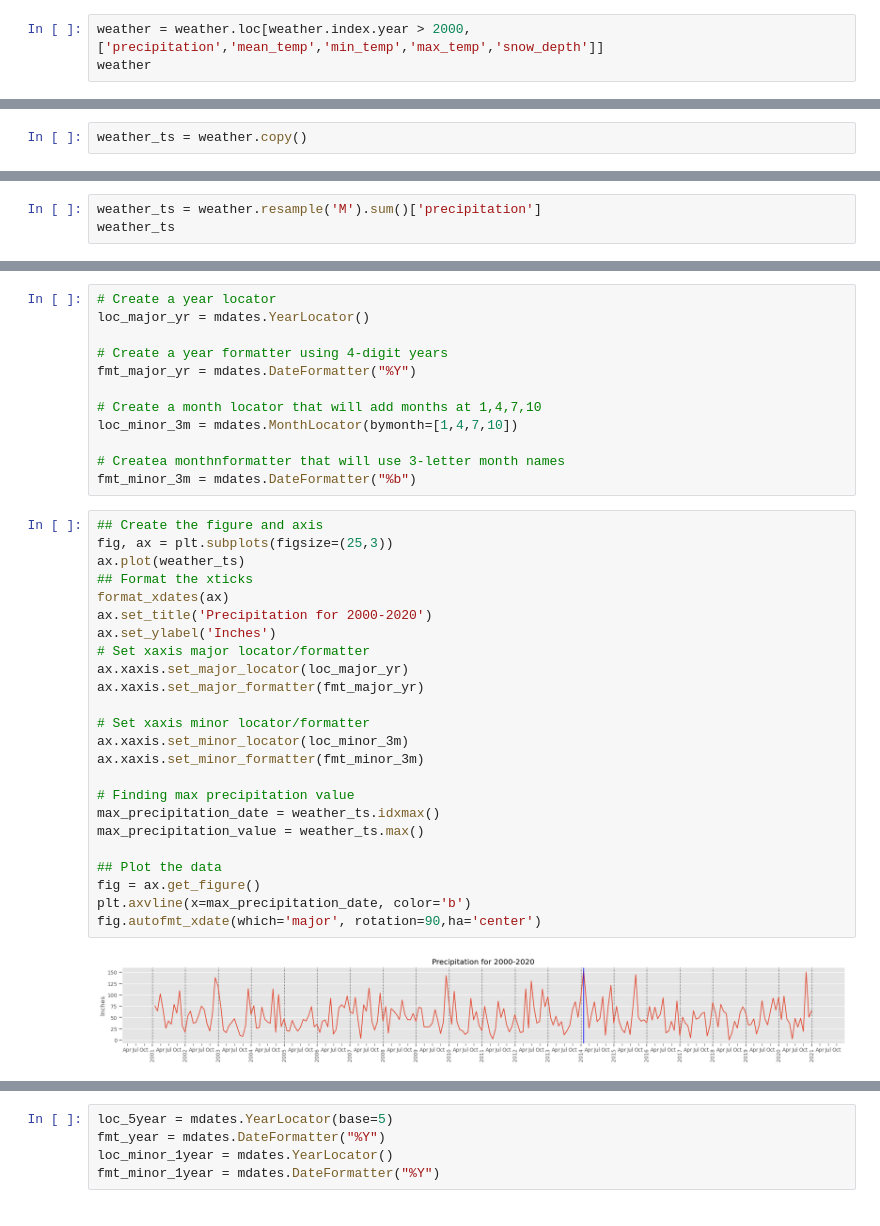
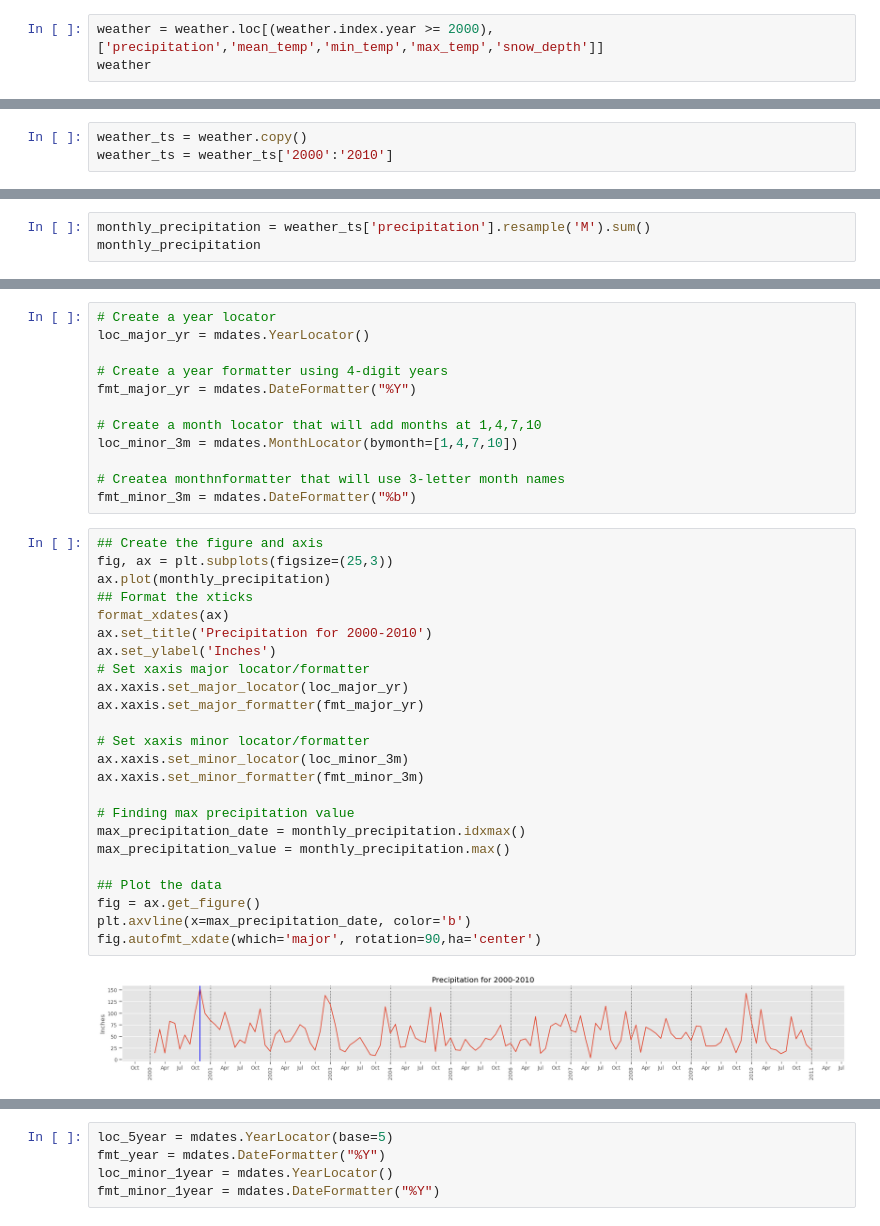
Before and after one commit to aksalas/Resampling-Datetime-Data, a Jupyter notebook: (Core) Resampling Datetime Data.ipynb, the cells around one changed output, grey strips where cells are left out. Cells and saved outputs as stored; diff of their text form.

```diff
--- a/(Core) Resampling Datetime Data.ipynb
+++ b/(Core) Resampling Datetime Data.ipynb
@@ -132,7 +132,7 @@ weather
 | 2020-12-31 | 7.00 | 1.30 | 34.00 | 1.50 | -0.80 | -3.10 | 0.00 | 100,500.00 | ... |
 15341 rows × 9 columns
 # %%
-weather = weather.loc[weather.index.year > 2000, ['precipitation','mean_temp','min_temp','max_temp','snow_depth']]
+weather = weather.loc[(weather.index.year >= 2000), ['precipitation','mean_temp','min_temp','max_temp','snow_depth']]
 weather
 # %% [output]
 |  | precipitation | mean_temp | min_temp | max_temp | snow_depth |
@@ -213,2 +198,3 @@ dtype: int64
 # %%
 weather_ts = weather.copy()
+weather_ts = weather_ts['2000':'2010']
@@ -224,5 +201,5 @@ dtype: datetime64[ns]
 # %%
-weather_ts = weather.resample('M').sum()['precipitation']
-weather_ts
+monthly_precipitation = weather_ts['precipitation'].resample('M').sum()
+monthly_precipitation
 # %% [output]
 date
@@ -268,26 +239,26 @@ fmt_minor_3m = mdates.DateFormatter("%b")
 # %%
 ## Create the figure and axis
 fig, ax = plt.subplots(figsize=(25,3))
-ax.plot(weather_ts)
+ax.plot(monthly_precipitation)
 ## Format the xticks
 format_xdates(ax)
-ax.set_title('Precipitation for 2000-2020')
+ax.set_title('Precipitation for 2000-2010')
 ax.set_ylabel('Inches')
 # Set xaxis major locator/formatter
 ax.xaxis.set_major_locator(loc_major_yr)
 ax.xaxis.set_major_formatter(fmt_major_yr)
 
 # Set xaxis minor locator/formatter
 ax.xaxis.set_minor_locator(loc_minor_3m)
 ax.xaxis.set_minor_formatter(fmt_minor_3m)
 
 # Finding max precipitation value
-max_precipitation_date = weather_ts.idxmax()
-max_precipitation_value = weather_ts.max()
+max_precipitation_date = monthly_precipitation.idxmax()
+max_precipitation_value = monthly_precipitation.max()
 
 ## Plot the data
 fig = ax.get_figure()
 plt.axvline(x=max_precipitation_date, color='b')
 fig.autofmt_xdate(which='major', rotation=90,ha='center')
 # %% [output]
-[figure, old version]
+[figure, new version]
```
Also changed, not shown: parts of 18 cells of this notebook.
